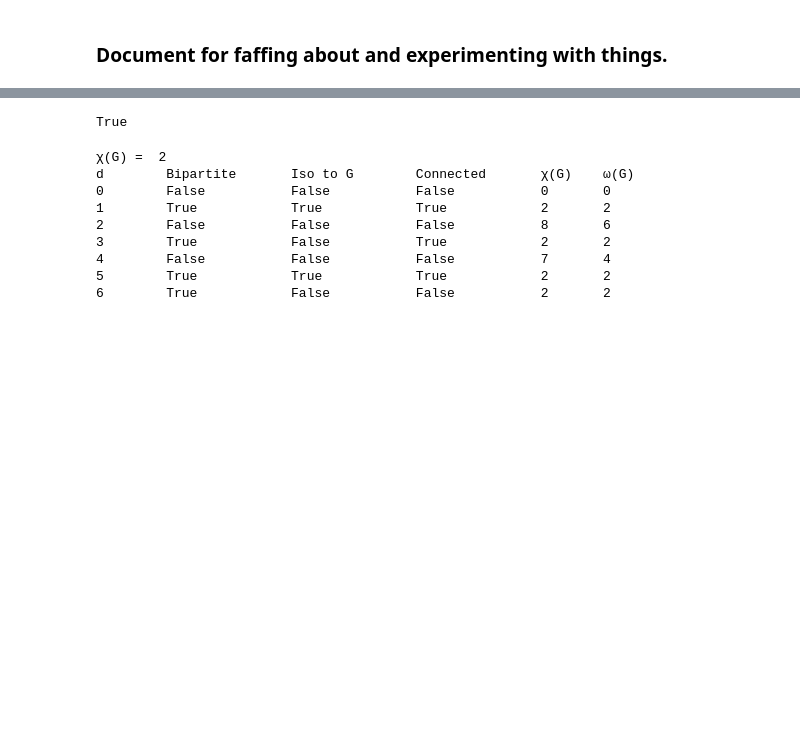
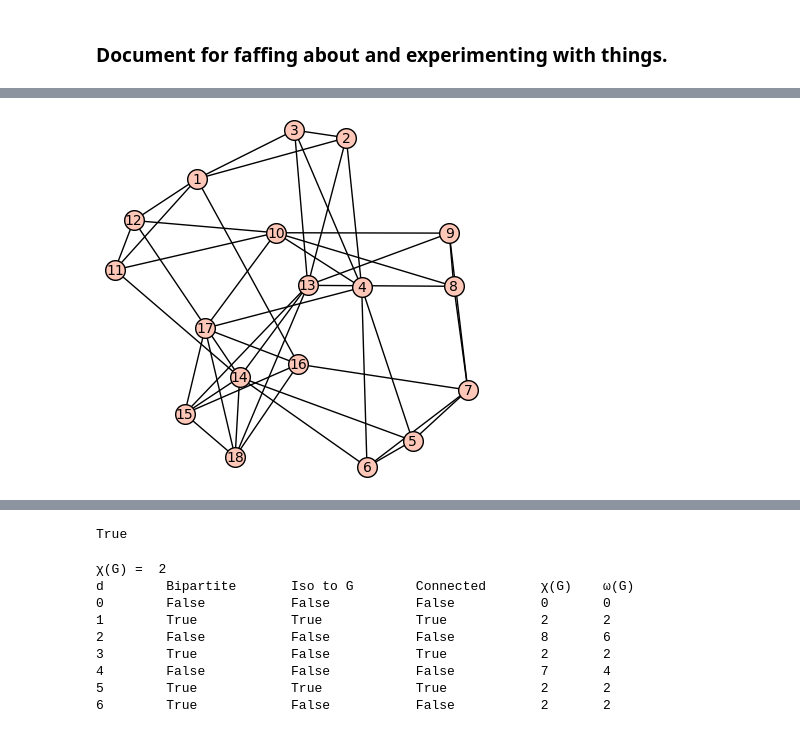
Before and after one commit to TessCollins/Graph_Research, a Jupyter notebook: testing.ipynb, the cells around one changed output, grey strips where cells are left out. Cells and saved outputs as stored; diff of their text form; code cells hidden in the pictures; blank space fills up the shorter version.

```diff
--- a/testing.ipynb
+++ b/testing.ipynb
@@ -5,2 +284,4 @@
 # %%
-G=graphs.
+G.show()
+# %% [output]
+[figure, added]
```
Also changed, not shown: parts of 58 cells of this notebook, 2 other files.
